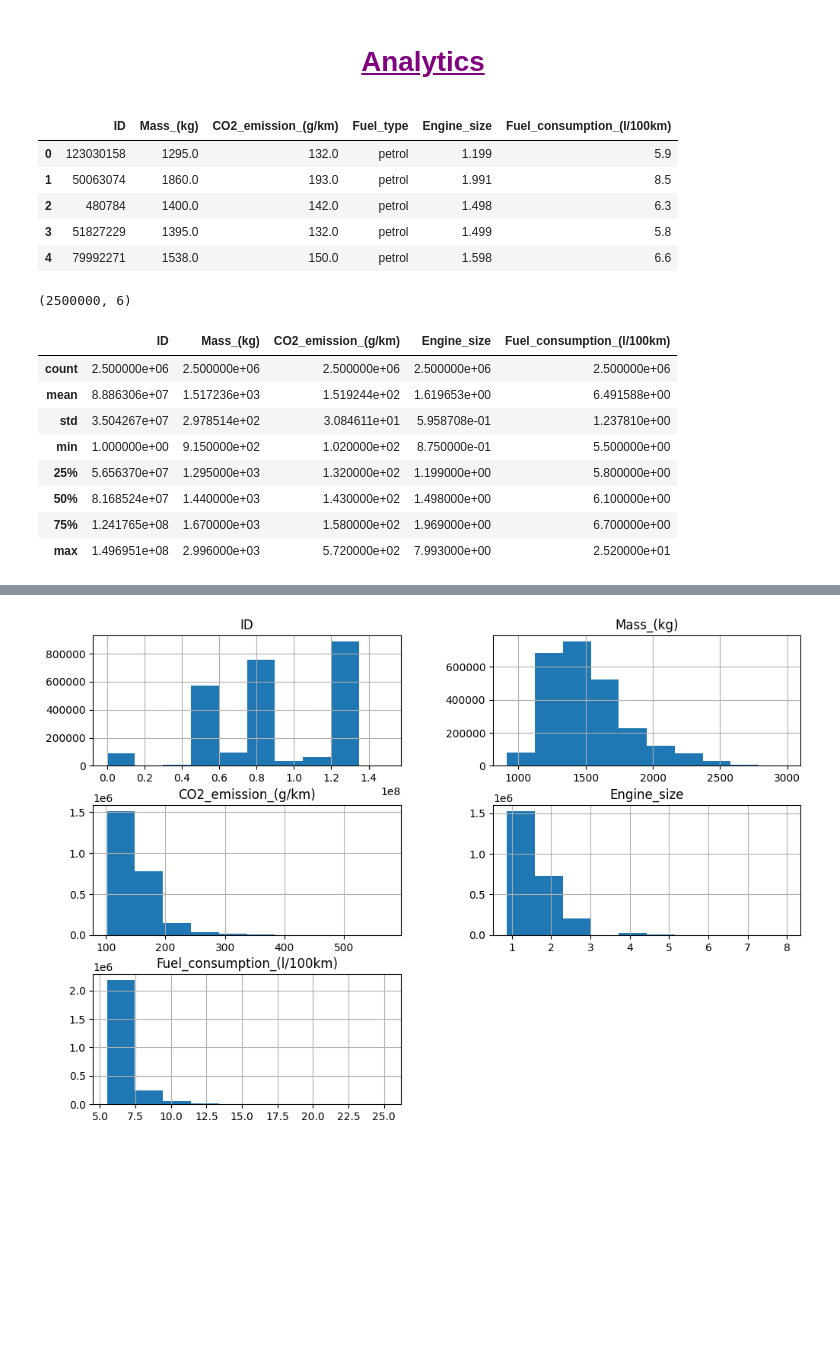
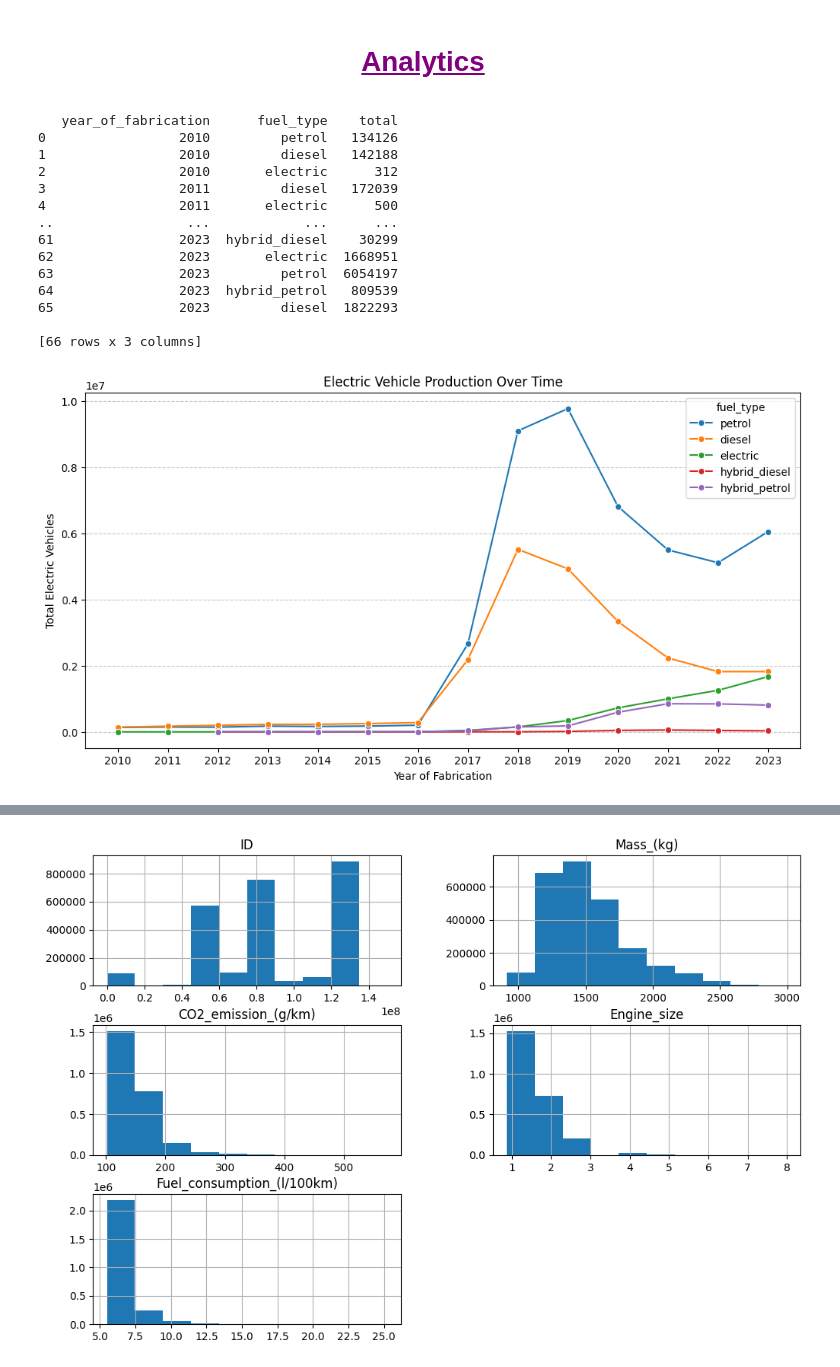
Before and after one commit to matublaq/CO2_contamination_vehicle, a Jupyter notebook: 2_analytic_data.ipynb, the cells around one changed output, grey strips where cells are left out. Drawn from its saved outputs; the diff is of its cells as text; code cells hidden in the pictures; blank space fills up the shorter version.

```diff
--- a/2_analytic_data.ipynb
+++ b/2_analytic_data.ipynb
@@ -69,26 +85,2 @@ duckdb.sql("""
 # %% [markdown]
 # <p style='text-align: center; text-decoration: underline; color: purple'>Analytics</p>
-# %%
-df = pd.read_csv('df_fit.csv')
-df.head()
-# %% [output]
-|  | ID | Mass_(kg) | CO2_emission_(g/km) | Fuel_type | Engine_size | Fuel_consumption_(l/100km) |
-| 0 | 123030158 | 1295.0 | 132.0 | petrol | 1.199 | 5.9 |
-| 1 | 50063074 | 1860.0 | 193.0 | petrol | 1.991 | 8.5 |
-| 2 | 480784 | 1400.0 | 142.0 | petrol | 1.498 | 6.3 |
-| 3 | 51827229 | 1395.0 | 132.0 | petrol | 1.499 | 5.8 |
-| 4 | 79992271 | 1538.0 | 150.0 | petrol | 1.598 | 6.6 |
-# %%
-print(df.shape)
-df.describe()
-# %% [output]
-(2500000, 6)
-|  | ID | Mass_(kg) | CO2_emission_(g/km) | Engine_size | Fuel_consumption_(l/100km) |
-| count | 2.500000e+06 | 2.500000e+06 | 2.500000e+06 | 2.500000e+06 | 2.500000e+06 |
-| mean | 8.886306e+07 | 1.517236e+03 | 1.519244e+02 | 1.619653e+00 | 6.491588e+00 |
-| std | 3.504267e+07 | 2.978514e+02 | 3.084611e+01 | 5.958708e-01 | 1.237810e+00 |
-| min | 1.000000e+00 | 9.150000e+02 | 1.020000e+02 | 8.750000e-01 | 5.500000e+00 |
-| 25% | 5.656370e+07 | 1.295000e+03 | 1.320000e+02 | 1.199000e+00 | 5.800000e+00 |
-| 50% | 8.168524e+07 | 1.440000e+03 | 1.430000e+02 | 1.498000e+00 | 6.100000e+00 |
-| 75% | 1.241765e+08 | 1.670000e+03 | 1.580000e+02 | 1.969000e+00 | 6.700000e+00 |
-| max | 1.496951e+08 | 2.996000e+03 | 5.720000e+02 | 7.993000e+00 | 2.520000e+01 |
@@ -94,0 +89,37 @@ df.describe()
+# %%
+year_fuel_count = duckdb.sql("""
+    SELECT year_of_fabrication, fuel_type, COUNT(*) as total
+    FROM parquet_scan('ignore_data_complete_clean.parquet')
+    WHERE fuel_type IN ('petrol', 'diesel', 'electric', 'hybrid_petrol', 'hybrid_diesel')
+    GROUP BY year_of_fabrication, fuel_type
+    ORDER BY year_of_fabrication ASC
+""").df()
+print(year_fuel_count)
+
+plt.figure(figsize=(12, 6))
+sns.lineplot(data=year_fuel_count, x='year_of_fabrication', y='total', hue='fuel_type', marker='o')
+plt.title('Electric Vehicle Production Over Time')
+
+# for x, y in zip(year_electric['year_of_fabrication'], year_electric['total']):
+#     plt.text(x, y + (y * 0.02), f'{int(y)}', ha='center', va='bottom', fontsize=10)
+
+plt.xlabel('Year of Fabrication')
+plt.ylabel('Total Electric Vehicles')
+plt.grid(axis='y', linestyle='--', alpha=0.7) # Opcional: ayuda a la lectura
+plt.show()
+# %% [output]
+   year_of_fabrication      fuel_type    total
+0                 2010         petrol   134126
+1                 2010         diesel   142188
+2                 2010       electric      312
+3                 2011         diesel   172039
+4                 2011       electric      500
+..                 ...            ...      ...
+61                2023  hybrid_diesel    30299
+62                2023       electric  1668951
+63                2023         petrol  6054197
+64                2023  hybrid_petrol   809539
+65                2023         diesel  1822293
+
+[66 rows x 3 columns]
+[figure, added]
```
Also changed, not shown: parts of 4 cells of this notebook, 3 other files.
